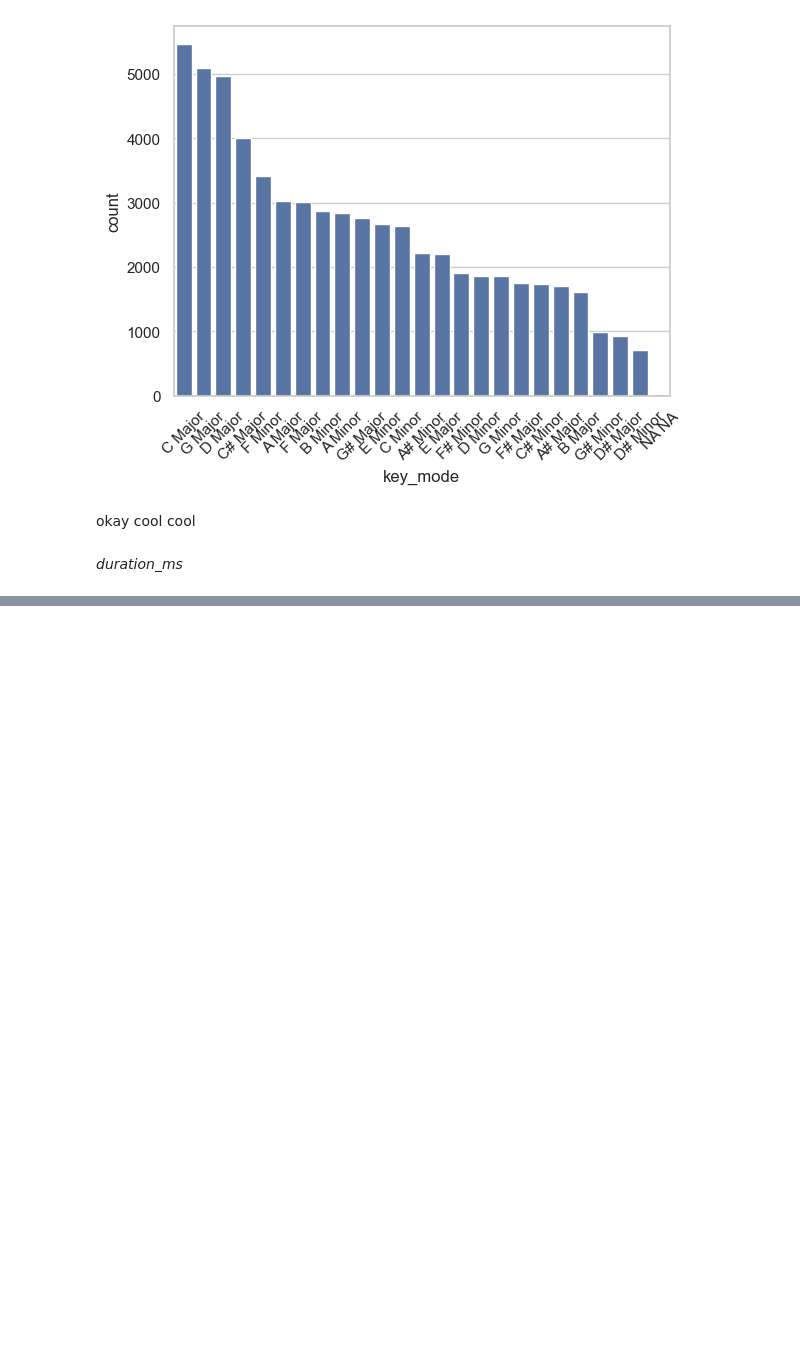
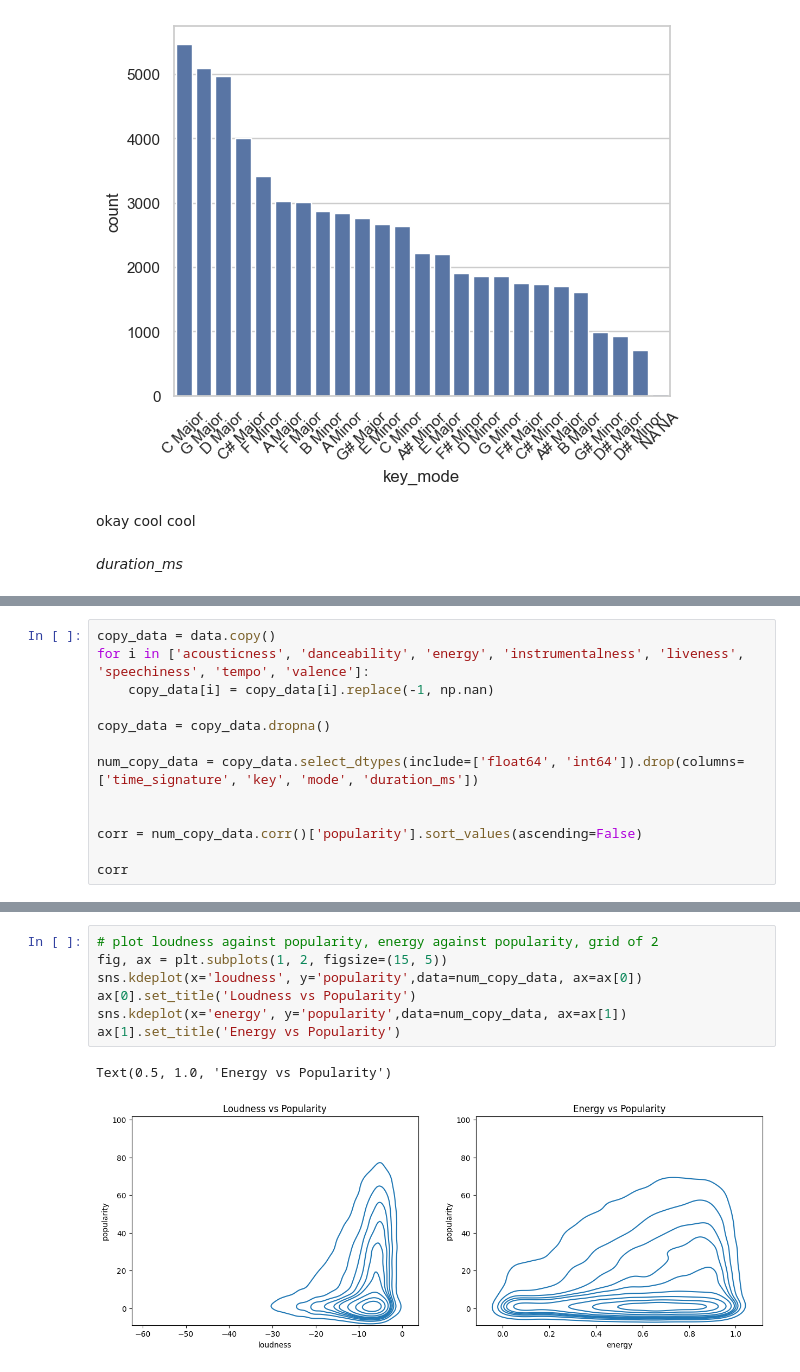
Before and after one commit to Sammuel21/pridav-music-project, a Jupyter notebook: Development/kenderes2/eda2.ipynb, the cells around one changed output, grey strips where cells are left out. Drawn from its saved outputs; the diff is of its cells as text; blank space fills up the shorter version.

```diff
--- a/Development/kenderes2/eda2.ipynb
+++ b/Development/kenderes2/eda2.ipynb
@@ -246,0 +281,13 @@ ok not insignificant
+# %%
+copy_data = data.copy()
+for i in ['acousticness', 'danceability', 'energy', 'instrumentalness', 'liveness', 'speechiness', 'tempo', 'valence']:
+    copy_data[i] = copy_data[i].replace(-1, np.nan)
+
+copy_data = copy_data.dropna()
+
+num_copy_data = copy_data.select_dtypes(include=['float64', 'int64']).drop(columns=['time_signature', 'key', 'mode', 'duration_ms'])
+
+
+corr = num_copy_data.corr()['popularity'].sort_values(ascending=False)
+
+corr
@@ -246,0 +318,10 @@ ok not insignificant
+# %%
+# plot loudness against popularity, energy against popularity, grid of 2
+fig, ax = plt.subplots(1, 2, figsize=(15, 5))
+sns.kdeplot(x='loudness', y='popularity',data=num_copy_data, ax=ax[0])
+ax[0].set_title('Loudness vs Popularity')
+sns.kdeplot(x='energy', y='popularity',data=num_copy_data, ax=ax[1])
+ax[1].set_title('Energy vs Popularity')
+# %% [output]
+Text(0.5, 1.0, 'Energy vs Popularity')
+[figure, added]
```
Also changed, not shown: parts of 12 cells of this notebook, 1 other file.
